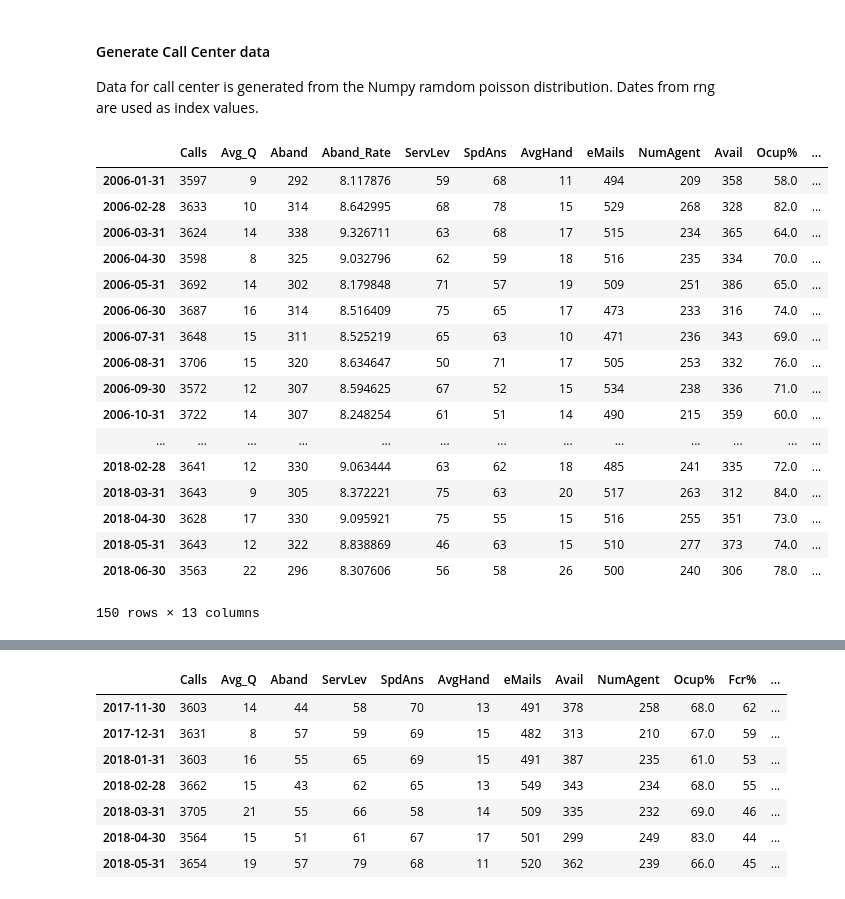
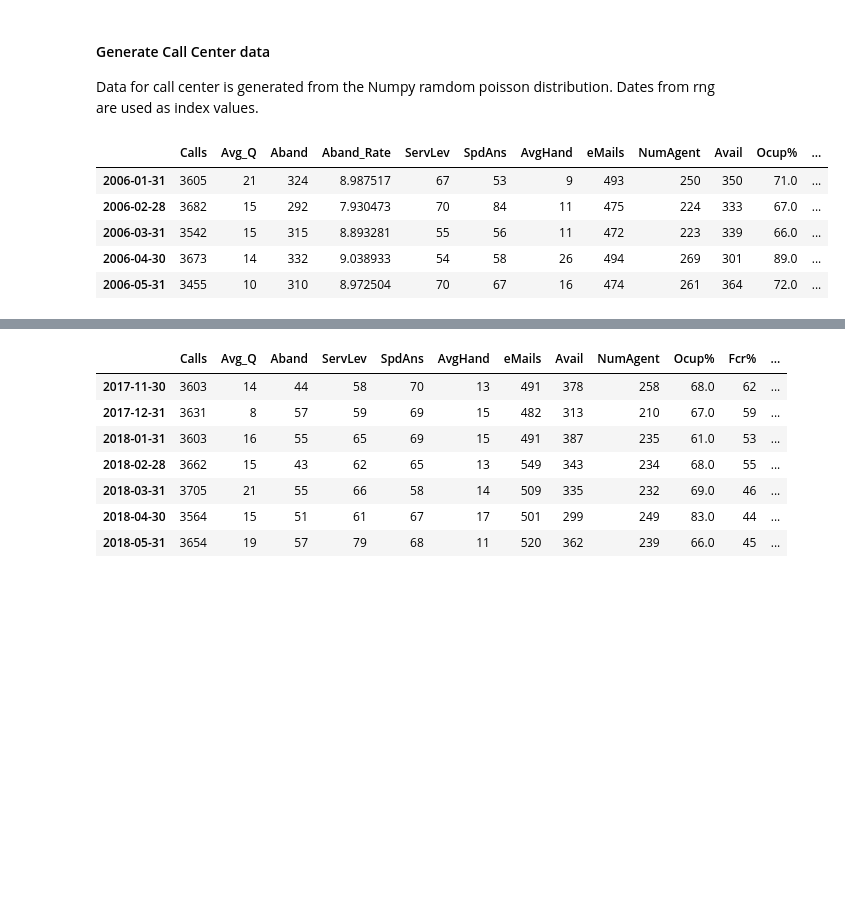
Before and after one commit to eamonnofarrell/Programming_Project, a Jupyter notebook: Prog_Project.ipynb, the cells around one changed output, grey strips where cells are left out. Cells and saved outputs as stored; diff of their text form; code cells hidden in the pictures; blank space fills up the shorter version.

```diff
--- a/Prog_Project.ipynb
+++ b/Prog_Project.ipynb
@@ -82,37 +84,25 @@ Data for call center is generated from the Numpy ramdom poisson distribution. Da
 # %%
 Calls = pd.DataFrame(np.random.poisson(3617, len(rng)), index=rng, columns = ["Calls"])
 Calls["Avg_Q"] = pd.DataFrame.assign(np.random.poisson(15, len(rng)))
 Calls["Aband"] = pd.DataFrame.assign(np.random.poisson(320, len(rng)))
 Calls["Aband_Rate"] = pd.DataFrame.assign((Calls.Aband / Calls.Calls)*100)
 Calls["ServLev"] = pd.DataFrame.assign(np.random.poisson(65, len(rng)))
 Calls["SpdAns"] = pd.DataFrame.assign(np.random.poisson(65, len(rng)))
 Calls["AvgHand"] = pd.DataFrame.assign(np.random.poisson(15, len(rng)))
 Calls["eMails"] = pd.DataFrame.assign(np.random.poisson(500, len(rng)))
 Calls["NumAgent"] = pd.DataFrame.assign(np.random.poisson(241, len(rng)))
 Calls["Avail"] = pd.DataFrame.assign(np.random.poisson(347, len(rng)))
 Calls["Ocup%"] = pd.DataFrame.assign((Calls.NumAgent / Calls.Avail)*100)
 Calls["Ocup%"] = Calls["Ocup%"].apply(np.round)
 Calls["Fcr%"] =  pd.DataFrame.assign(np.random.poisson(50, len(rng)))
 Calls["Sfact"] =  pd.DataFrame.assign(np.random.poisson(70, len(rng)))
-Calls
+Calls.head()
 # %% [output]
 |  | Calls | Avg_Q | Aband | Aband_Rate | ServLev | SpdAns | AvgHand | eMails | NumAgent | Avail | Ocup% | ... |
-| 2006-01-31 | 3597 | 9 | 292 | 8.117876 | 59 | 68 | 11 | 494 | 209 | 358 | 58.0 | ... |
-| 2006-02-28 | 3633 | 10 | 314 | 8.642995 | 68 | 78 | 15 | 529 | 268 | 328 | 82.0 | ... |
-| 2006-03-31 | 3624 | 14 | 338 | 9.326711 | 63 | 68 | 17 | 515 | 234 | 365 | 64.0 | ... |
-| 2006-04-30 | 3598 | 8 | 325 | 9.032796 | 62 | 59 | 18 | 516 | 235 | 334 | 70.0 | ... |
-| 2006-05-31 | 3692 | 14 | 302 | 8.179848 | 71 | 57 | 19 | 509 | 251 | 386 | 65.0 | ... |
-| 2006-06-30 | 3687 | 16 | 314 | 8.516409 | 75 | 65 | 17 | 473 | 233 | 316 | 74.0 | ... |
-| 2006-07-31 | 3648 | 15 | 311 | 8.525219 | 65 | 63 | 10 | 471 | 236 | 343 | 69.0 | ... |
-| 2006-08-31 | 3706 | 15 | 320 | 8.634647 | 50 | 71 | 17 | 505 | 253 | 332 | 76.0 | ... |
-| 2006-09-30 | 3572 | 12 | 307 | 8.594625 | 67 | 52 | 15 | 534 | 238 | 336 | 71.0 | ... |
-| 2006-10-31 | 3722 | 14 | 307 | 8.248254 | 61 | 51 | 14 | 490 | 215 | 359 | 60.0 | ... |
-| ... | ... | ... | ... | ... | ... | ... | ... | ... | ... | ... | ... | ... |
-| 2018-02-28 | 3641 | 12 | 330 | 9.063444 | 63 | 62 | 18 | 485 | 241 | 335 | 72.0 | ... |
-| 2018-03-31 | 3643 | 9 | 305 | 8.372221 | 75 | 63 | 20 | 517 | 263 | 312 | 84.0 | ... |
-| 2018-04-30 | 3628 | 17 | 330 | 9.095921 | 75 | 55 | 15 | 516 | 255 | 351 | 73.0 | ... |
-| 2018-05-31 | 3643 | 12 | 322 | 8.838869 | 46 | 63 | 15 | 510 | 277 | 373 | 74.0 | ... |
-| 2018-06-30 | 3563 | 22 | 296 | 8.307606 | 56 | 58 | 26 | 500 | 240 | 306 | 78.0 | ... |
+| 2006-01-31 | 3605 | 21 | 324 | 8.987517 | 67 | 53 | 9 | 493 | 250 | 350 | 71.0 | ... |
+| 2006-02-28 | 3682 | 15 | 292 | 7.930473 | 70 | 84 | 11 | 475 | 224 | 333 | 67.0 | ... |
+| 2006-03-31 | 3542 | 15 | 315 | 8.893281 | 55 | 56 | 11 | 472 | 223 | 339 | 66.0 | ... |
+| 2006-04-30 | 3673 | 14 | 332 | 9.038933 | 54 | 58 | 26 | 494 | 269 | 301 | 89.0 | ... |
+| 2006-05-31 | 3455 | 10 | 310 | 8.972504 | 70 | 67 | 16 | 474 | 261 | 364 | 72.0 | ... |
-150 rows × 13 columns
 # %%
 #Calls.iloc[100:140].plot(y=['Sfact','Aband'], use_index=True)
```
Also changed, not shown: parts of 4 cells of this notebook.
